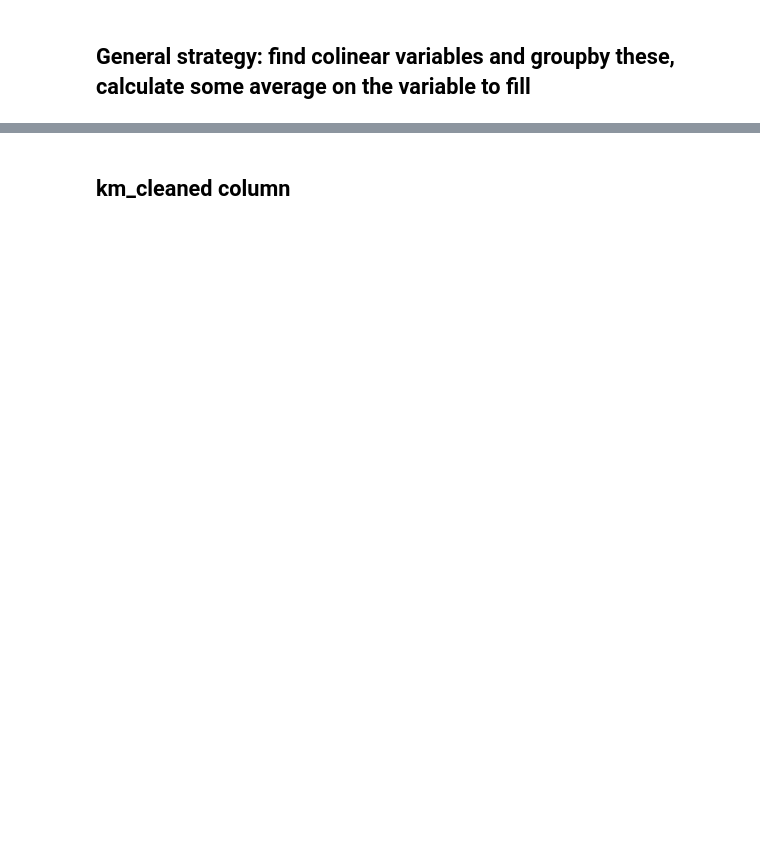
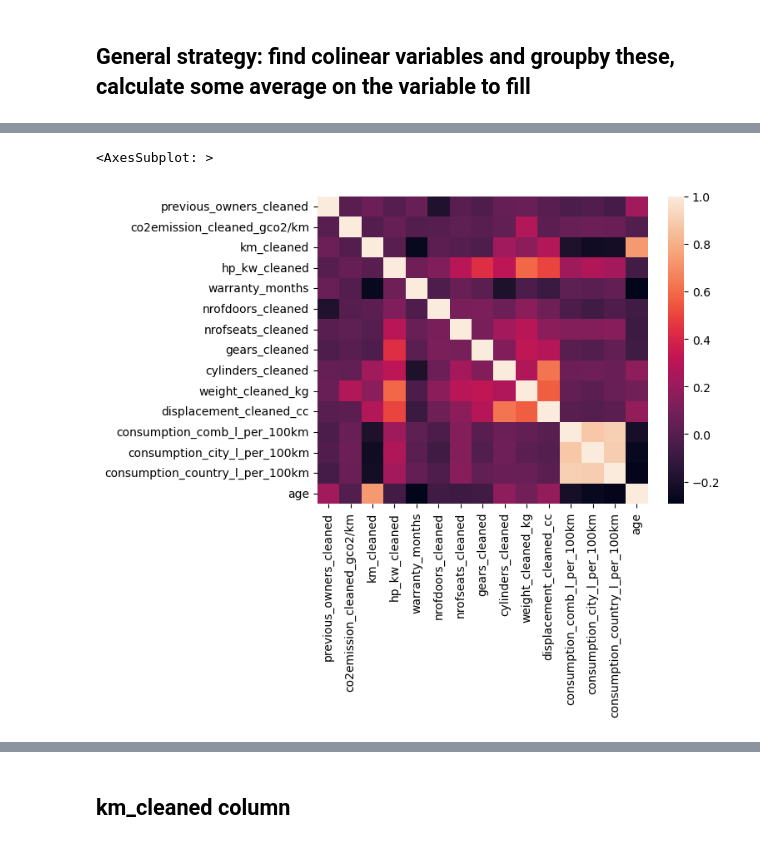
Before and after one commit to balintstewart77/magnimind-assignments, a Jupyter notebook: Auto_scout/auto_scout_part2_missing_val.ipynb, the cells around one changed output, grey strips where cells are left out. Cells and saved outputs as stored; diff of their text form; code cells hidden in the pictures; blank space fills up the shorter version.

```diff
--- a/Auto_scout/auto_scout_part2_missing_val.ipynb
+++ b/Auto_scout/auto_scout_part2_missing_val.ipynb
@@ -85,0 +98,33 @@ Name: count, dtype: int64
+# %%
+df.non_enc_cols = df[['make_model',
+'previous_owners_cleaned',
+ 'co2emission_cleaned_gco2/km',
+ 'emissionlabel_cleaned',
+ 'emissionclass_cleaned',
+ 'body_cleaned',
+ 'bodycolor_cleaned',
+ 'km_cleaned',
+ 'vat_cleaned',
+ 'hp_kw_cleaned',
+ 'nextinspection_cleaned',
+ 'type_cleaned',
+ 'fuel_cleaned',
+ 'offernumber_cleaned',
+ 'warranty_months',
+ 'painttype_cleaned',
+ 'interior_material',
+ 'interior_colour',
+ 'nrofdoors_cleaned',
+ 'nrofseats_cleaned',
+ 'modelcode_cleaned',
+ 'gearingtype_cleaned',
+ 'gears_cleaned',
+ 'cylinders_cleaned',
+ 'drivechain_cleaned',
+ 'weight_cleaned_kg',
+ 'displacement_cleaned_cc',
+ 'countryversion_cleaned',
+ 'consumption_comb_l_per_100km',
+ 'consumption_city_l_per_100km',
+ 'consumption_country_l_per_100km',
+ 'age']]
@@ -85,0 +159,6 @@ Name: count, dtype: int64
+# %%
+# heatmap of correlations for numeric cols
+sns.heatmap(df.non_enc_cols.corr())
+# %% [output]
+<AxesSubplot: >
+[figure, added]
```
Also changed, not shown: parts of 47 cells of this notebook.
